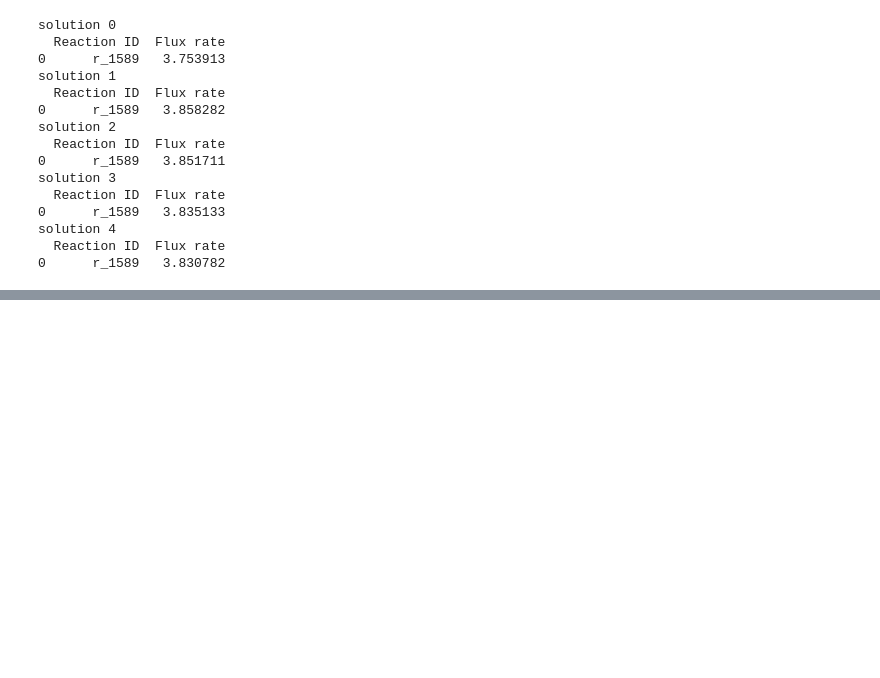
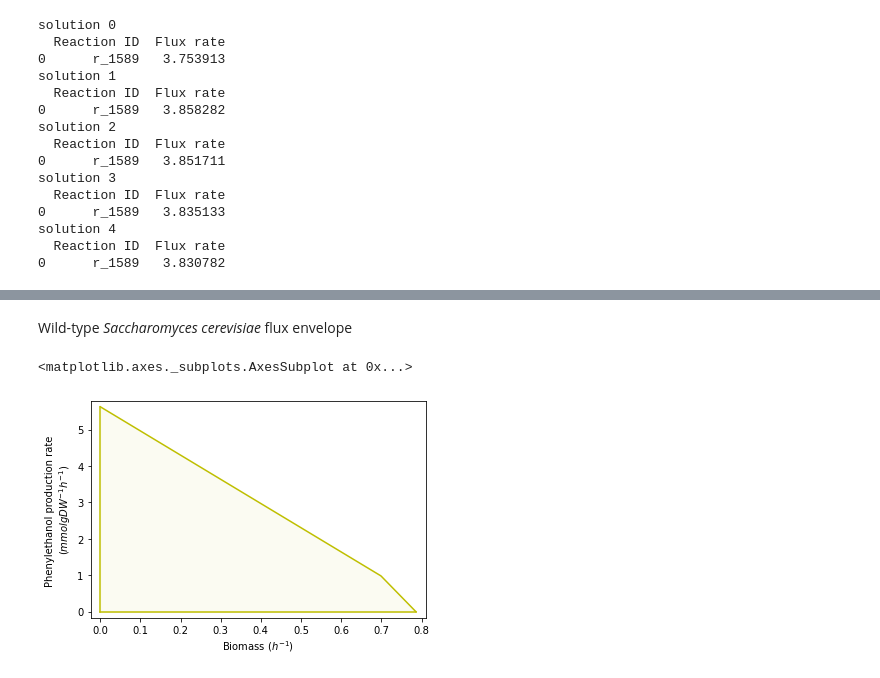
Before and after one commit to ruigomesbioinf/2-PEopt, a Jupyter notebook: src/data_processing.ipynb, the cells around one changed output, grey strips where cells are left out. Saved outputs shown, nothing was run; the diff lists cells and outputs as text; code cells hidden in the pictures; blank space fills up the shorter version.

```diff
--- a/src/data_processing.ipynb
+++ b/src/data_processing.ipynb
@@ -217,0 +232,7 @@ plot_flux_envelope(sim,BIOMASS_ID,PRODUCT_ID,constraints = lista_reaction_constr
+# %% [markdown]
+Wild-type *Saccharomyces cerevisiae* flux envelope
+# %%
+plot_flux_envelope(sim,BIOMASS_ID,PRODUCT_ID, label_x= LABEL_X, label_y=LABEL_Y, plot_kwargs={"color":"y"}, fill_kwargs = {'color': 'y', 'alpha': 0.05})
+# %% [output]
+<matplotlib.axes._subplots.AxesSubplot at 0x...>
+[figure, added]
```
Also changed, not shown: parts of 18 cells of this notebook, 5 other files.
